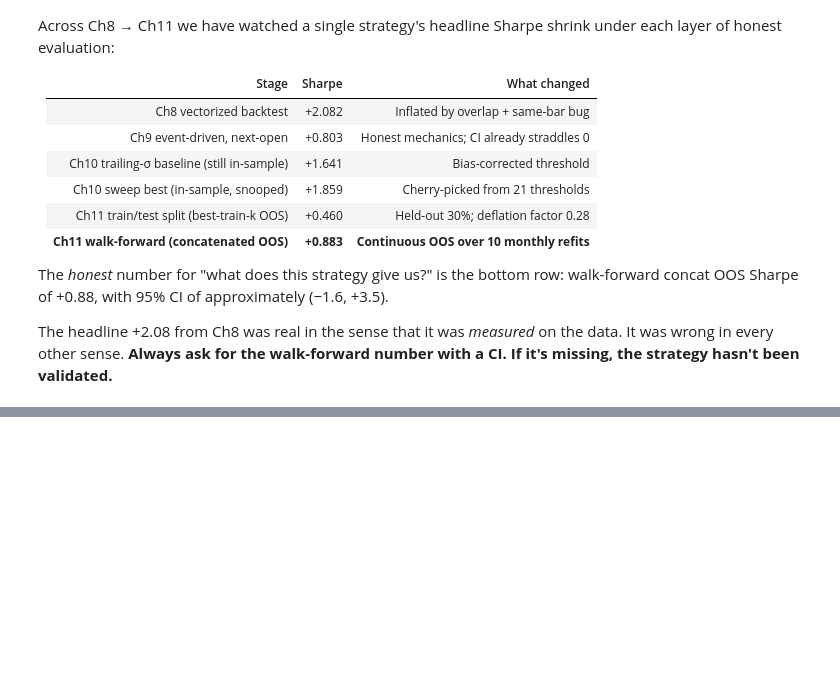
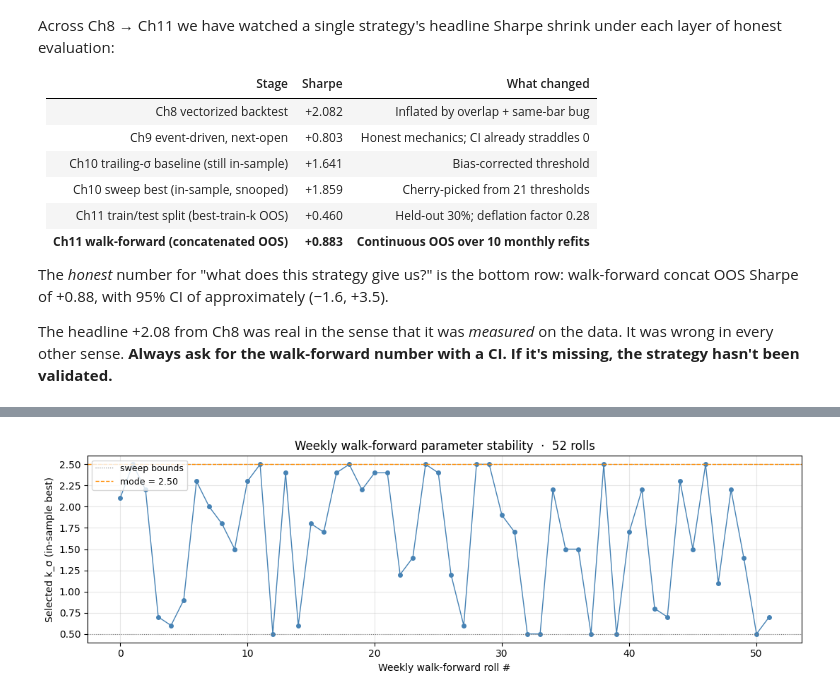
Before and after one commit to MichaelHelmers/quantitative-analysis, a Jupyter notebook: 11-walk-forward/lesson.ipynb, the cells around one changed output, grey strips where cells are left out. Cells and saved outputs as stored; diff of their text form; code cells hidden in the pictures; blank space fills up the shorter version.

Commit message:
Add Chapter 11 worked exercise solutions

```diff
--- a/11-walk-forward/lesson.ipynb
+++ b/11-walk-forward/lesson.ipynb
@@ -477,0 +480,78 @@ The headline +2.08 from Ch8 was real in the sense that it was *measured* on the
+# %%
+# Exercise 1: Weekly walk-forward refits.
+# §3 used monthly windows (~10 OOS rolls). Re-run with a weekly window (1-week
+# training, 1-week OOS, ~50 rolls) on the same data. Does the OOS Sharpe move?
+# Does the CI tighten — you have more rolls, but each is shorter and noisier?
+
+# Bucket every session by its ISO calendar week ("YYYY-Www"). Train = the prior
+# week; OOS = the current week. One refit per week ⇒ ~52 rolls on ~1 year of data.
+sess_to_week = pd.Series(
+    [pd.Timestamp(s).tz_localize(None).strftime("%G-W%V") for s in sessions_all],
+    index=sessions_all)
+unique_weeks = sorted(pd.unique(sess_to_week))
+
+oos_trades_wk, plog_wk = [], []
+for i, w in enumerate(unique_weeks):
+    if i < 1:                                # need at least 1 prior week to train
+        continue
+    train_set = {s for s in sessions_all if sess_to_week[s] == unique_weeks[i-1]}
+    test_set  = {s for s in sessions_all if sess_to_week[s] == w}
+    if not train_set or not test_set: continue
+    sig_wk = sigma_from_sessions(train_set)
+    if sig_wk is None or sig_wk == 0: continue
+    # Same 21-point k_σ sweep as §3, just on a much smaller training window.
+    best_k_wk, best_s_wk = None, -np.inf
+    for k_sigma in np.linspace(0.5, 2.5, 21):
+        tr_w = event_driven_backtest(rth, train_set, k_sigma, sig_wk)
+        s = sharpe(tr_w)
+        if not np.isnan(s) and s > best_s_wk:
+            best_s_wk, best_k_wk = s, k_sigma
+    if best_k_wk is None: continue
+    tr_oos = event_driven_backtest(rth, test_set, best_k_wk, sig_wk)
+    if len(tr_oos) > 0:
+        oos_trades_wk.append(tr_oos)
+    plog_wk.append({"week": w, "k_sigma": round(best_k_wk, 2),
+                    "is_sharpe": round(best_s_wk, 3),
+                    "oos_n": len(tr_oos),
+                    "oos_sharpe": round(sharpe(tr_oos), 3) if len(tr_oos) >= 2 else float("nan")})
+
+plog_wk = pd.DataFrame(plog_wk)
+all_oos_wk = pd.concat(oos_trades_wk, ignore_index=True) if oos_trades_wk else pd.DataFrame()
+wf_sharpe_wk = sharpe(all_oos_wk)
+print(f"Weekly walk-forward rolls:                       {len(plog_wk)}")
+print(f"Weekly walk-forward concatenated OOS Sharpe:     {wf_sharpe_wk:+.3f}")
+print(f"  trades = {len(all_oos_wk)}  ·  sessions = {all_oos_wk['date'].nunique()}")
+print(f"  k_σ range = ({plog_wk['k_sigma'].min():.2f}, {plog_wk['k_sigma'].max():.2f})  "
+      f"std = {plog_wk['k_sigma'].std():.2f}  "
+      f"mode = {plog_wk['k_sigma'].mode().iloc[0]:.2f}")
+
+# Bootstrap CI — same recipe as §4 — on the weekly-aggregated OOS ledger.
+rng_wk = np.random.default_rng(42)
+arr_wk = all_oos_wk["pnl_log"].to_numpy()
+tpy_wk = 252 * len(arr_wk) / max(all_oos_wk["date"].nunique(), 1)
+sh_wk = boot_sharpe(arr_wk, 2000, 1, tpy_wk)
+lo_wk, hi_wk = np.nanpercentile(sh_wk, [2.5, 97.5])
+print(f"Trade-ledger 95% CI (block=1):  ({lo_wk:+.2f}, {hi_wk:+.2f})  width={hi_wk-lo_wk:.2f}")
+
+daily_wk = all_oos_wk.groupby("date")["pnl_log"].sum().to_numpy()
+sh_dwk = boot_sharpe(daily_wk, 2000, 20, 252)
+lod_wk, hid_wk = np.nanpercentile(sh_dwk, [2.5, 97.5])
+print(f"Daily-PnL   95% CI (block=20): ({lod_wk:+.2f}, {hid_wk:+.2f})  width={hid_wk-lod_wk:.2f}")
+
+# Parameter-stability plot — same x = roll-index, y = chosen k_σ as §3 but weekly.
+fig, ax = plt.subplots(figsize=(11, 3.6))
+ax.plot(range(len(plog_wk)), plog_wk["k_sigma"], marker="o", ms=4, color="steelblue", lw=1)
+# Mark the sweep boundaries — boundary-hits = optimizer hit the edge of its grid,
+# a classical sign the IS-best is being driven by noise rather than signal.
+ax.axhline(0.5, color="gray", ls=":", lw=0.8, label="sweep bounds")
+ax.axhline(2.5, color="gray", ls=":", lw=0.8)
+ax.axhline(plog_wk["k_sigma"].mode().iloc[0], color="darkorange", ls="--", lw=1,
+           label=f"mode = {plog_wk['k_sigma'].mode().iloc[0]:.2f}")
+ax.set_xlabel("Weekly walk-forward roll #")
+ax.set_ylabel("Selected k_σ (in-sample best)")
+ax.set_title(f"Weekly walk-forward parameter stability  ·  {len(plog_wk)} rolls")
+ax.legend(loc="upper left", fontsize=9)
+ax.grid(True, alpha=0.3)
+plt.tight_layout()
+plt.show()
+# %% [output]
@@ -477,0 +564 @@ The headline +2.08 from Ch8 was real in the sense that it was *measured* on the
+[figure, added]
```
Also changed, not shown: parts of 8 cells of this notebook, 1 other file.
